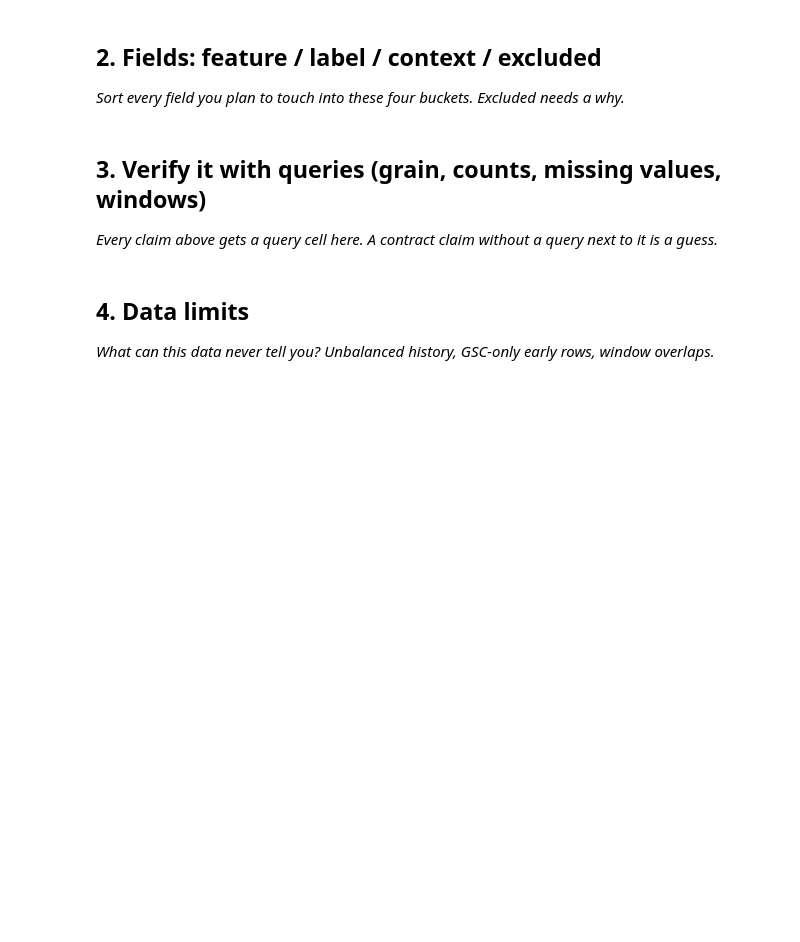
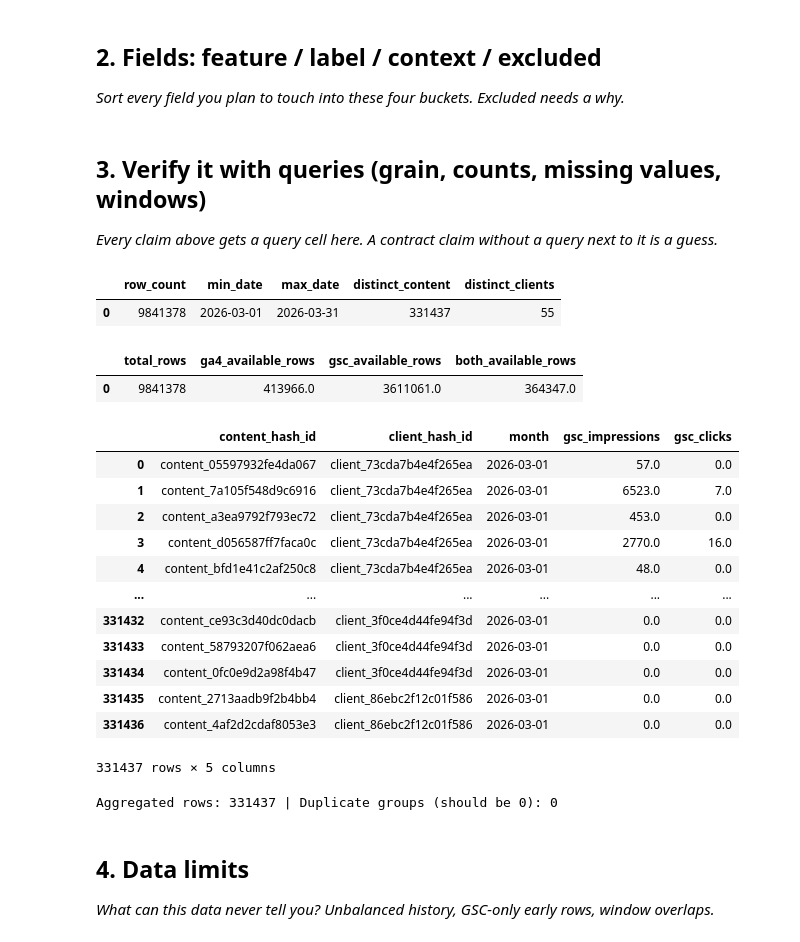
Before and after one commit to ammar-aa/Fly_rank_internship_repo, a Jupyter notebook: work/notebooks/w03_data_contract.ipynb, the cells around one changed output. Drawn from its saved outputs; the diff is of its cells as text; code cells hidden in the pictures; blank space fills up the shorter version.

```diff
--- a/work/notebooks/w03_data_contract.ipynb
+++ b/work/notebooks/w03_data_contract.ipynb
@@ -55,6 +57,80 @@ EXCLUDED (with reasons):
 ## 3. Verify it with queries (grain, counts, missing values, windows)
 
 *Every claim above gets a query cell here. A contract claim without a query next to it is a guess.*
+# %%
+from google.colab import userdata
+import duckdb
+
+HF_TOKEN = userdata.get('HF_TOKEN')
+
+con = duckdb.connect()
+con.execute(f"CREATE SECRET (TYPE huggingface, TOKEN '{HF_TOKEN}')")
+
+BASE = "hf://datasets/FlyRank/internship-warehouse"
+# %%
+daily_march_check = con.sql(f"""
+    SELECT
+        COUNT(*)              AS row_count,
+        MIN(report_date)      AS min_date,
+        MAX(report_date)      AS max_date,
+        COUNT(DISTINCT content_hash_id) AS distinct_content,
+        COUNT(DISTINCT client_hash_id)  AS distinct_clients
+    FROM read_parquet('{BASE}/fact_content_daily_performance/month=2026-03/data_0.parquet')
+""").df()
+daily_march_check
+# %% [output]
+|  | row_count | min_date | max_date | distinct_content | distinct_clients |
+| 0 | 9841378 | 2026-03-01 | 2026-03-31 | 331437 | 55 |
+# %%
+availability_check = con.sql(f"""
+    SELECT
+        COUNT(*) AS total_rows,
+        SUM(CASE WHEN ga4_data_available IS TRUE THEN 1 ELSE 0 END) AS ga4_available_rows,
+        SUM(CASE WHEN gsc_data_available IS TRUE THEN 1 ELSE 0 END) AS gsc_available_rows,
+        SUM(CASE WHEN ga4_data_available IS TRUE AND gsc_data_available IS TRUE THEN 1 ELSE 0 END) AS both_available_rows
+    FROM read_parquet('{BASE}/fact_content_daily_performance/month=2026-03/data_0.parquet')
+""").df()
+availability_check
+# %% [output]
+|  | total_rows | ga4_available_rows | gsc_available_rows | both_available_rows |
+| 0 | 9841378 | 413966.0 | 3611061.0 | 364347.0 |
+# %%
+monthly_agg = con.sql(f"""
+    SELECT
+        content_hash_id,
+        client_hash_id,
+        DATE_TRUNC('month', report_date) AS month,
+        SUM(gsc_impressions) AS gsc_impressions,
+        SUM(gsc_clicks)      AS gsc_clicks
+    FROM read_parquet('{BASE}/fact_content_daily_performance/month=2026-03/data_0.parquet')
+    GROUP BY content_hash_id, client_hash_id, DATE_TRUNC('month', report_date)
+""").df()
+monthly_agg
+# %% [output]
+|  | content_hash_id | client_hash_id | month | gsc_impressions | gsc_clicks |
+| 0 | content_05597932fe4da067 | client_73cda7b4e4f265ea | 2026-03-01 | 57.0 | 0.0 |
+| 1 | content_7a105f548d9c6916 | client_73cda7b4e4f265ea | 2026-03-01 | 6523.0 | 7.0 |
+| 2 | content_a3ea9792f793ec72 | client_73cda7b4e4f265ea | 2026-03-01 | 453.0 | 0.0 |
+| 3 | content_d056587ff7faca0c | client_73cda7b4e4f265ea | 2026-03-01 | 2770.0 | 16.0 |
+| 4 | content_bfd1e41c2af250c8 | client_73cda7b4e4f265ea | 2026-03-01 | 48.0 | 0.0 |
+| ... | ... | ... | ... | ... | ... |
+| 331432 | content_ce93c3d40dc0dacb | client_3f0ce4d44fe94f3d | 2026-03-01 | 0.0 | 0.0 |
+| 331433 | content_58793207f062aea6 | client_3f0ce4d44fe94f3d | 2026-03-01 | 0.0 | 0.0 |
+| 331434 | content_0fc0e9d2a98f4b47 | client_3f0ce4d44fe94f3d | 2026-03-01 | 0.0 | 0.0 |
+| 331435 | content_2713aadb9f2b4bb4 | client_86ebc2f12c01f586 | 2026-03-01 | 0.0 | 0.0 |
+| 331436 | content_4af2d2cdaf8053e3 | client_86ebc2f12c01f586 | 2026-03-01 | 0.0 | 0.0 |
+331437 rows × 5 columns
+# %%
+grain_check = con.sql("""
+    SELECT content_hash_id, client_hash_id, month, COUNT(*) AS n
+    FROM monthly_agg
+    GROUP BY content_hash_id, client_hash_id, month
+    HAVING COUNT(*) > 1
+""").df()
+
+print(f"Aggregated rows: {len(monthly_agg)} | Duplicate groups (should be 0): {len(grain_check)}")
+# %% [output]
+Aggregated rows: 331437 | Duplicate groups (should be 0): 0
 # %% [markdown]
 ## 4. Data limits
 
```
Also changed, not shown: parts of 1 cell of this notebook.
